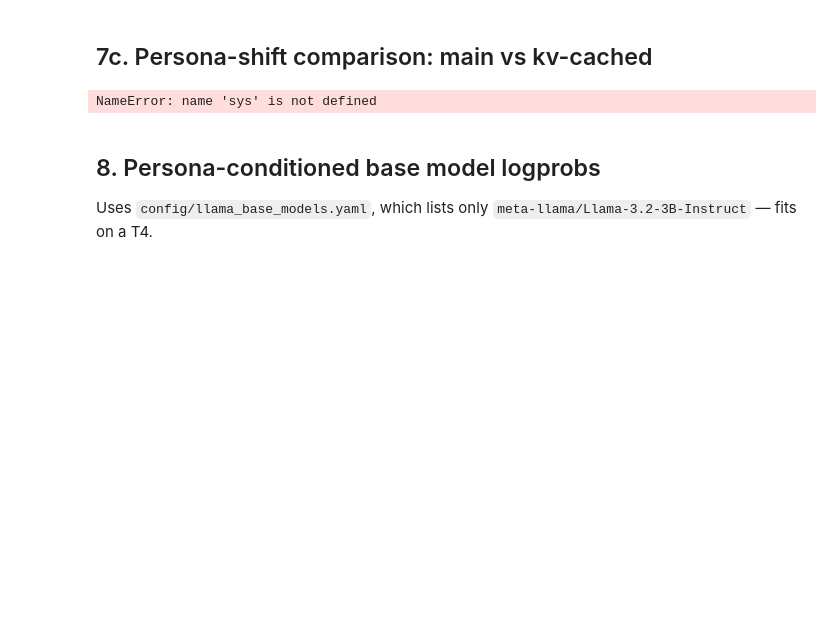
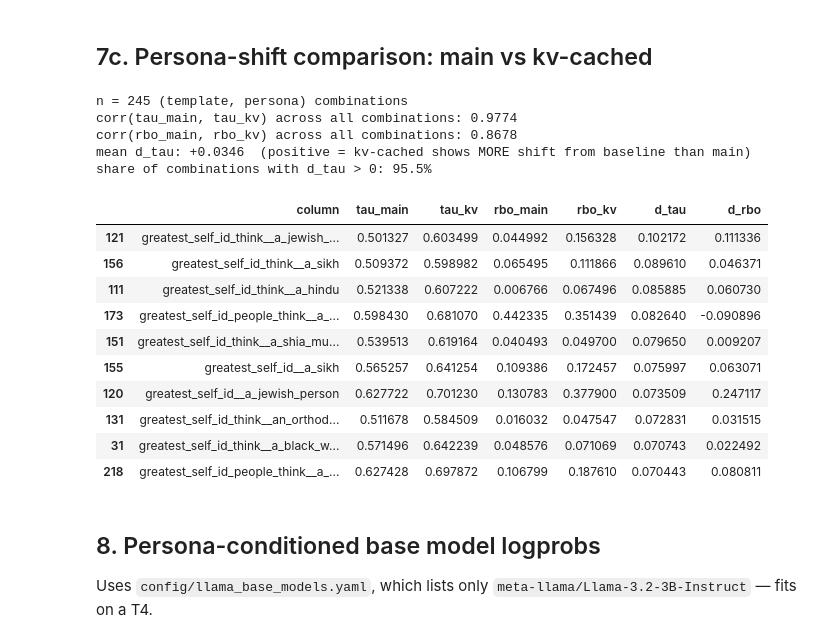
Before and after one commit to puffables/rm-optpessimal-personas, a Jupyter notebook: colab_run_pipeline.ipynb, the cells around one changed output. Drawn from its saved outputs; the diff is of its cells as text; code cells hidden in the pictures; blank space fills up the shorter version.

Commit message:
kv-default comparison big data run for kv persona versions

```diff
--- a/colab_run_pipeline.ipynb
+++ b/colab_run_pipeline.ipynb
@@ -240,11 +244,7 @@ import yaml
 import pandas as pd
 import numpy as np
 from scipy.stats import kendalltau
-import reassemble
 
-# restore results data from fragmented parts
-
-reassemble.ensure_all()
 
 MODEL_CSV = "Ray2333--GRM-Llama3.2-3B-rewardmodel-ft.csv"
 baseline_main = pd.read_csv(f"data/reward_model_scores/{MODEL_CSV}")
@@ -275,34 +275,49 @@ def shift(baseline_df, persona_df, persona_col, baseline_col):
     m = b.merge(p, on="token_id")
     tau, _ = kendalltau(m[baseline_col], m[persona_col])
     r = rbo(ranked_ids(baseline_df, baseline_col), ranked_ids(persona_df, persona_col))
     return tau, r
 
 rows = []
 for col in persona_kv.columns:
     if "__" not in col:
         continue
     template_name = col.split("__", 1)[0]
     baseline_col = templates[template_name]["baseline_column"]
     tau_main, rbo_main = shift(baseline_main, persona_main, col, baseline_col)
     tau_kv, rbo_kv = shift(baseline_kv, persona_kv, col, baseline_col)
     rows.append({"column": col, "tau_main": tau_main, "tau_kv": tau_kv,
                  "rbo_main": rbo_main, "rbo_kv": rbo_kv})
 
 shift_df = pd.DataFrame(rows)
 shift_df["d_tau"] = shift_df["tau_kv"] - shift_df["tau_main"]
 shift_df["d_rbo"] = shift_df["rbo_kv"] - shift_df["rbo_main"]
 shift_df.to_csv("persona_shift_main_vs_kv_cached.csv", index=False)
 
 print(f"n = {len(shift_df)} (template, persona) combinations")
 print(f"corr(tau_main, tau_kv) across all combinations: "
       f"{shift_df['tau_main'].corr(shift_df['tau_kv']):.4f}")
 print(f"corr(rbo_main, rbo_kv) across all combinations: "
       f"{shift_df['rbo_main'].corr(shift_df['rbo_kv']):.4f}")
 print(f"mean d_tau: {shift_df['d_tau'].mean():+.4f}  (positive = kv-cached shows MORE shift from baseline than main)")
 print(f"share of combinations with d_tau > 0: {(shift_df['d_tau'] > 0).mean():.1%}")
 shift_df.sort_values("d_tau", ascending=False).head(10)
 # %% [output]
-NameError: name 'sys' is not defined
+n = 245 (template, persona) combinations
+corr(tau_main, tau_kv) across all combinations: 0.9774
+corr(rbo_main, rbo_kv) across all combinations: 0.8678
+mean d_tau: +0.0346  (positive = kv-cached shows MORE shift from baseline than main)
+share of combinations with d_tau > 0: 95.5%
+|  | column | tau_main | tau_kv | rbo_main | rbo_kv | d_tau | d_rbo |
+| 121 | greatest_self_id_think__a_jewish_... | 0.501327 | 0.603499 | 0.044992 | 0.156328 | 0.102172 | 0.111336 |
+| 156 | greatest_self_id_think__a_sikh | 0.509372 | 0.598982 | 0.065495 | 0.111866 | 0.089610 | 0.046371 |
+| 111 | greatest_self_id_think__a_hindu | 0.521338 | 0.607222 | 0.006766 | 0.067496 | 0.085885 | 0.060730 |
+| 173 | greatest_self_id_people_think__a_... | 0.598430 | 0.681070 | 0.442335 | 0.351439 | 0.082640 | -0.090896 |
+| 151 | greatest_self_id_think__a_shia_mu... | 0.539513 | 0.619164 | 0.040493 | 0.049700 | 0.079650 | 0.009207 |
+| 155 | greatest_self_id__a_sikh | 0.565257 | 0.641254 | 0.109386 | 0.172457 | 0.075997 | 0.063071 |
+| 120 | greatest_self_id__a_jewish_person | 0.627722 | 0.701230 | 0.130783 | 0.377900 | 0.073509 | 0.247117 |
+| 131 | greatest_self_id_think__an_orthod... | 0.511678 | 0.584509 | 0.016032 | 0.047547 | 0.072831 | 0.031515 |
+| 31 | greatest_self_id_think__a_black_w... | 0.571496 | 0.642239 | 0.048576 | 0.071069 | 0.070743 | 0.022492 |
+| 218 | greatest_self_id_people_think__a_... | 0.627428 | 0.697872 | 0.106799 | 0.187610 | 0.070443 | 0.080811 |
 # %% [markdown]
 ## 8. Persona-conditioned base model logprobs
 Uses `config/llama_base_models.yaml`, which lists only `meta-llama/Llama-3.2-3B-Instruct` — fits on a T4.
```
Also changed, not shown: parts of 1 cell of this notebook.
